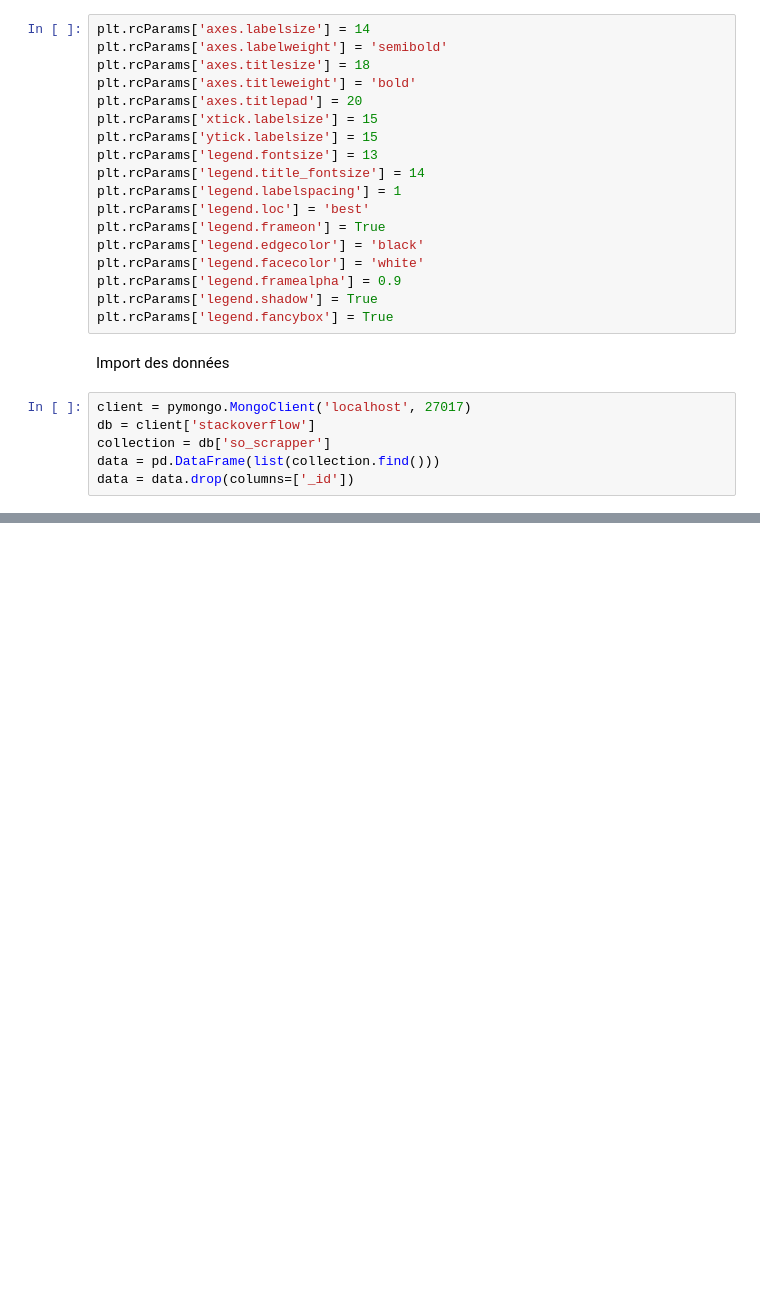
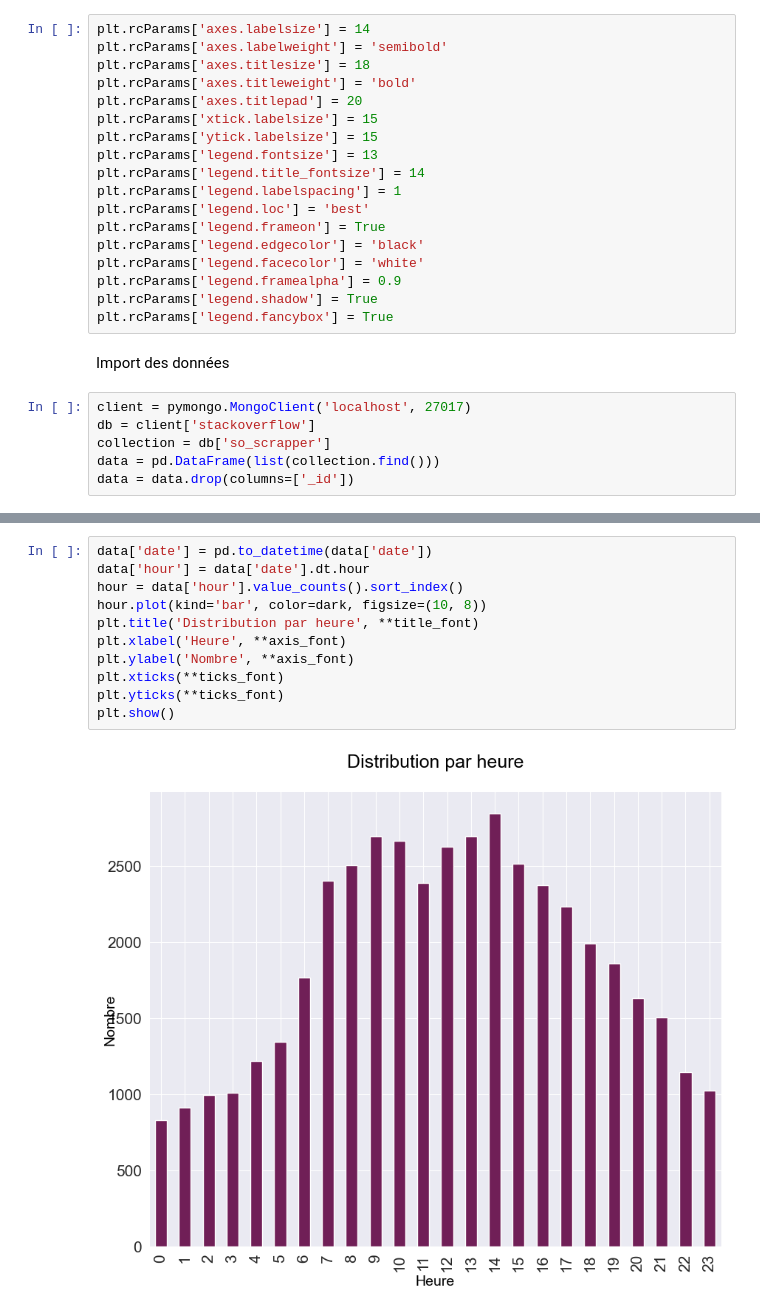
Before and after one commit to matthieu-geley/so-scrapper, a Jupyter notebook: EDA.ipynb, the cells around one changed output, grey strips where cells are left out. Drawn from its saved outputs; the diff is of its cells as text; blank space fills up the shorter version.

```diff
--- a/EDA.ipynb
+++ b/EDA.ipynb
@@ -92,0 +142,13 @@ memory usage: 2.1+ MB
+# %%
+data['date'] = pd.to_datetime(data['date'])
+data['hour'] = data['date'].dt.hour
+hour = data['hour'].value_counts().sort_index()
+hour.plot(kind='bar', color=dark, figsize=(10, 8))
+plt.title('Distribution par heure', **title_font)
+plt.xlabel('Heure', **axis_font)
+plt.ylabel('Nombre', **axis_font)
+plt.xticks(**ticks_font)
+plt.yticks(**ticks_font)
+plt.show()
+# %% [output]
+[figure, added]
```
Also changed, not shown: parts of 9 cells of this notebook, 9 other files.
